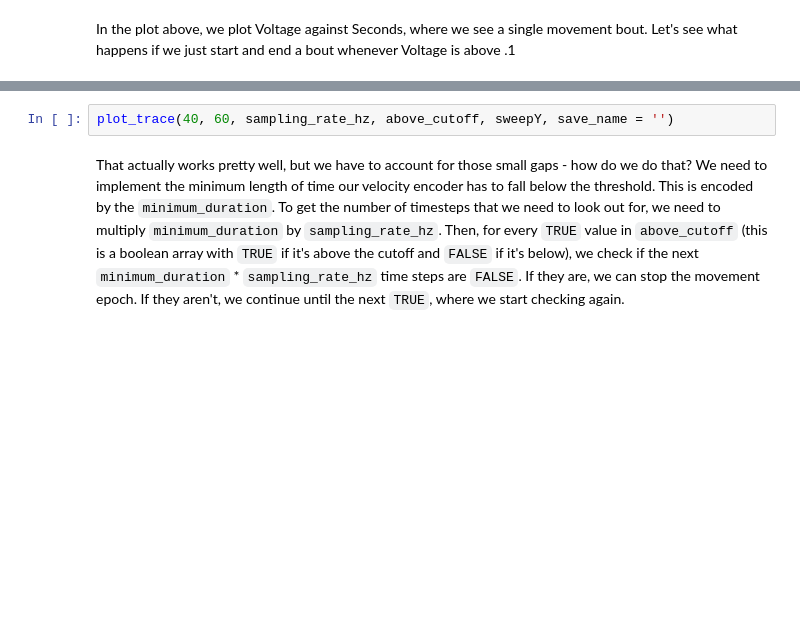
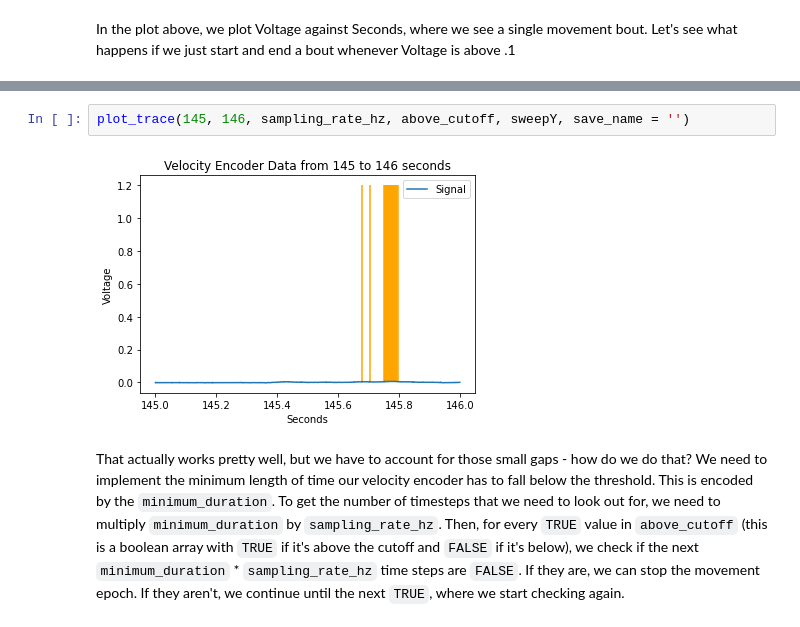
Before and after one commit to BevanLab/treadmill_analysis, a Jupyter notebook: Velocity Epochs Treadmill.ipynb, the cells around one changed output, grey strips where cells are left out. Drawn from its saved outputs; the diff is of its cells as text; blank space fills up the shorter version.

```diff
--- a/Velocity Epochs Treadmill.ipynb
+++ b/Velocity Epochs Treadmill.ipynb
@@ -123,5 +128,7 @@ plt.show()
-# %%
-plot_trace(40, 60, sampling_rate_hz, above_cutoff, sweepY, save_name = '')
+# %%
+plot_trace(145, 146, sampling_rate_hz, above_cutoff, sweepY, save_name = '')
+# %% [output]
+[figure, added]
 # %% [markdown]
 That actually works pretty well, but we have to account for those small gaps - how do we do that? We need to implement the minimum length of time our velocity encoder has to fall below the threshold. This is encoded by the `minimum_duration`. To get the number of timesteps that we need to look out for, we need to multiply `minimum_duration` by `sampling_rate_hz`. Then, for every `TRUE` value in `above_cutoff` (this is a boolean array with `TRUE` if it's above the cutoff and `FALSE` if it's below), we check if the next `minimum_duration` * `sampling_rate_hz` time steps are `FALSE`. If they are, we can stop the movement epoch. If they aren't, we continue until the next `TRUE`, where we start checking again.
 # %%
```
Also changed, not shown: parts of 55 cells of this notebook, 3 other files.
